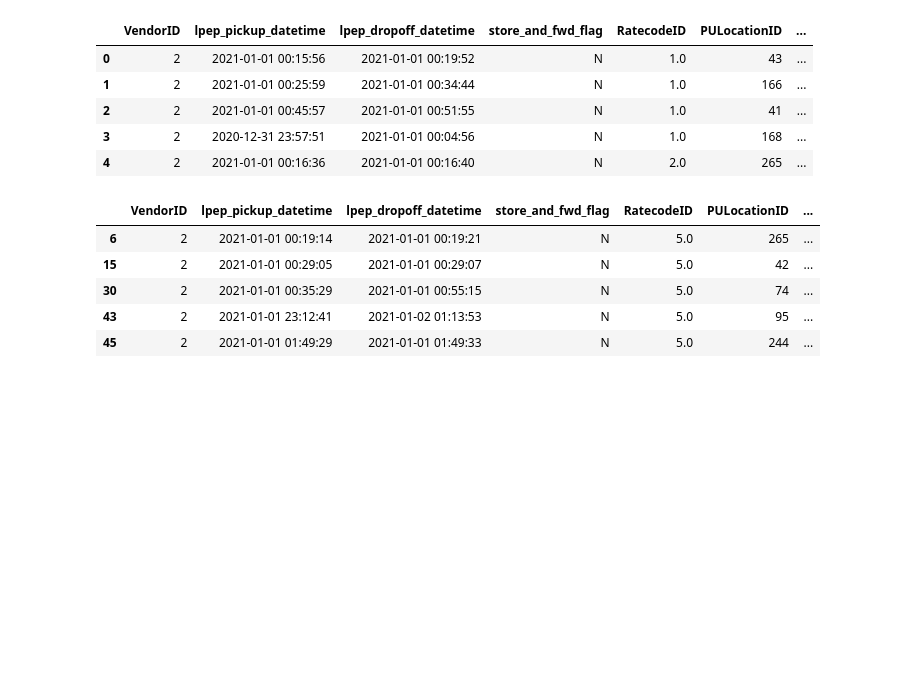
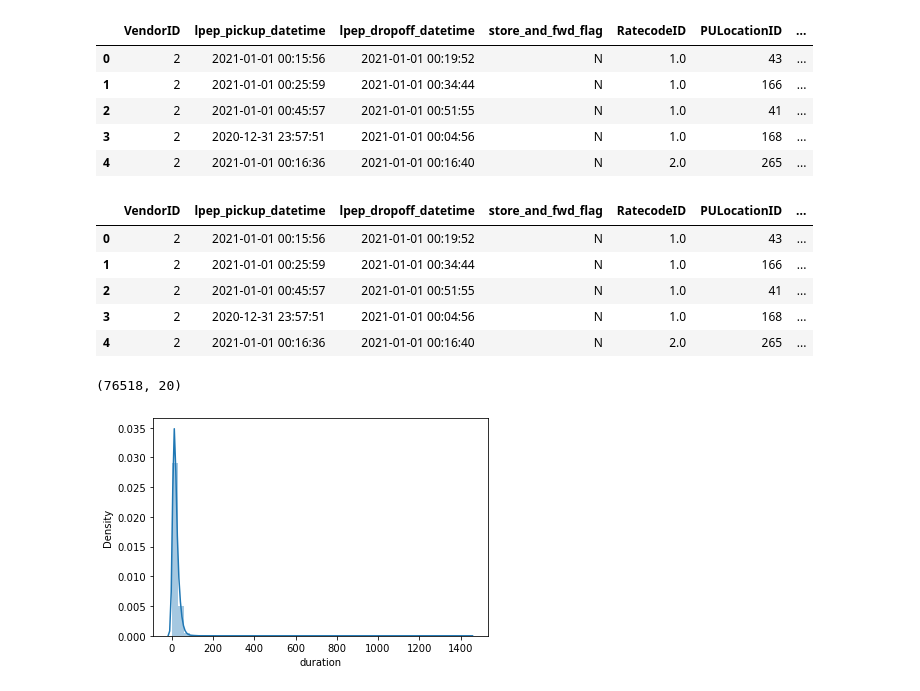
Before and after one commit to Avtandyl/mlops-zoomcamp, a Jupyter notebook: 01-intro/duration_prediction.ipynb, the cells around one changed output. Drawn from its saved outputs; the diff is of its cells as text; code cells hidden in the pictures; blank space fills up the shorter version.

```diff
--- a/01-intro/duration_prediction.ipynb
+++ b/01-intro/duration_prediction.ipynb
@@ -3,5 +9,5 @@ import pandas as pd
 # %%
-df = pd.read_parquet('./data/green_tripdata_2021-01.parquet')
+df = pd.read_parquet('https://d37ci6vzurychx.cloudfront.net/trip-data/green_tripdata_2021-01.parquet')
 # %%
 df.head()
 # %% [output]
@@ -11,14 +17,24 @@ df.head()
 | 2 | 2 | 2021-01-01 00:45:57 | 2021-01-01 00:51:55 | N | 1.0 | 41 | ... |
 | 3 | 2 | 2020-12-31 23:57:51 | 2021-01-01 00:04:56 | N | 1.0 | 168 | ... |
 | 4 | 2 | 2021-01-01 00:16:36 | 2021-01-01 00:16:40 | N | 2.0 | 265 | ... |
-# %%
-df = df[df.trip_type==2]
 # %%
 df.head()
 # %% [output]
 |  | VendorID | lpep_pickup_datetime | lpep_dropoff_datetime | store_and_fwd_flag | RatecodeID | PULocationID | ... |
-| 6 | 2 | 2021-01-01 00:19:14 | 2021-01-01 00:19:21 | N | 5.0 | 265 | ... |
-| 15 | 2 | 2021-01-01 00:29:05 | 2021-01-01 00:29:07 | N | 5.0 | 42 | ... |
-| 30 | 2 | 2021-01-01 00:35:29 | 2021-01-01 00:55:15 | N | 5.0 | 74 | ... |
-| 43 | 2 | 2021-01-01 23:12:41 | 2021-01-02 01:13:53 | N | 5.0 | 95 | ... |
-| 45 | 2 | 2021-01-01 01:49:29 | 2021-01-01 01:49:33 | N | 5.0 | 244 | ... |
+| 0 | 2 | 2021-01-01 00:15:56 | 2021-01-01 00:19:52 | N | 1.0 | 43 | ... |
+| 1 | 2 | 2021-01-01 00:25:59 | 2021-01-01 00:34:44 | N | 1.0 | 166 | ... |
+| 2 | 2 | 2021-01-01 00:45:57 | 2021-01-01 00:51:55 | N | 1.0 | 41 | ... |
+| 3 | 2 | 2020-12-31 23:57:51 | 2021-01-01 00:04:56 | N | 1.0 | 168 | ... |
+| 4 | 2 | 2021-01-01 00:16:36 | 2021-01-01 00:16:40 | N | 2.0 | 265 | ... |
+# %%
+df.shape
+# %% [output]
+(76518, 20)
+# %%
+df['duration'] = df.lpep_dropoff_datetime - df.lpep_pickup_datetime
+# %%
+df['duration'] = df.duration.dt.total_seconds() / 60
+# %%
+sns.distplot(df['duration']);
+# %% [output]
+[figure, added]
```
Also changed, not shown: parts of 17 cells of this notebook, 1 other file.
